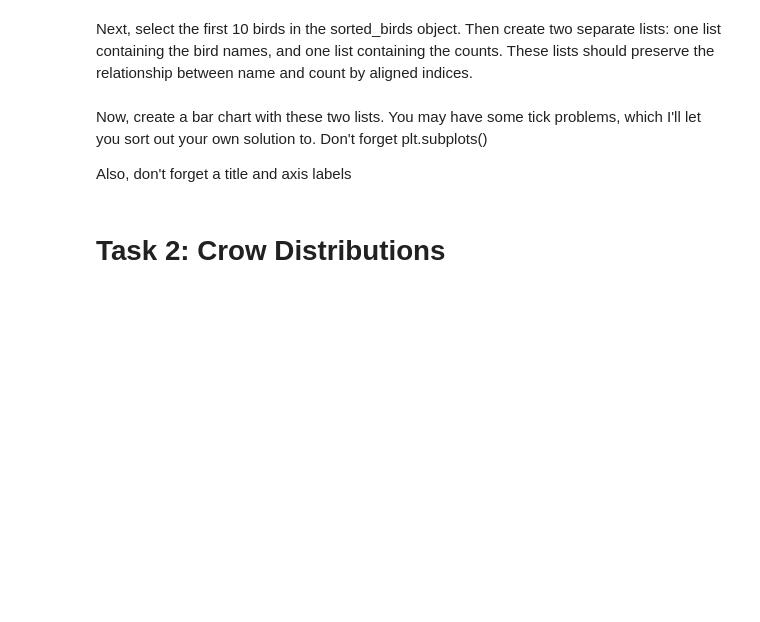
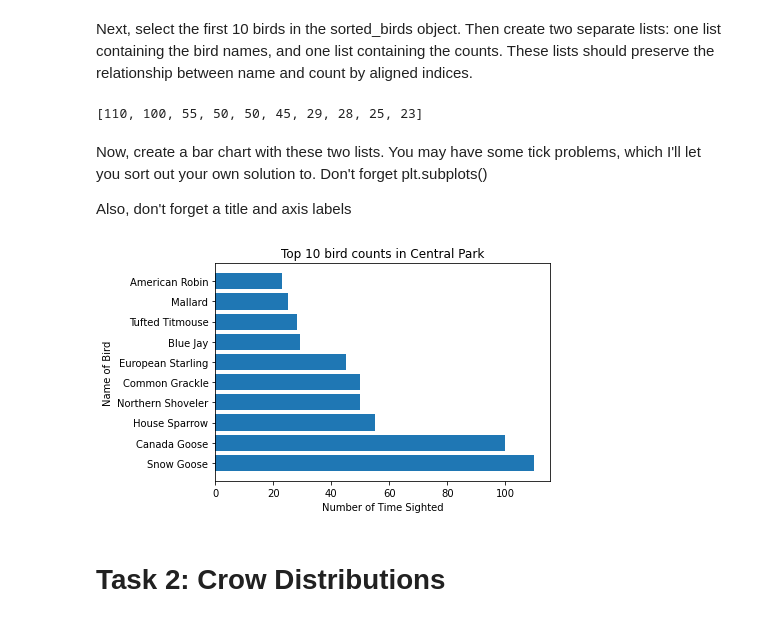
Before and after one commit to gcburgess/bird-visualization_warmup, a Jupyter notebook: index.ipynb, the cells around one changed output. Cells and saved outputs as stored; diff of their text form; code cells hidden in the pictures; blank space fills up the shorter version.

Commit message:
Add partial work on creating plots

```diff
--- a/index.ipynb
+++ b/index.ipynb
@@ -23,6 +43,6 @@ The first challenge is to sort the dictionary.  Google how to do so.
 # %%
 # Your code here
-sorted_birds = None
+sorted_birds = sorted(central_park_birds.items(), key=lambda x: x[1], reverse=True)
 # %%
 # If you are spending to much time on that, run this cell to return the sorted object.
 with open('data/sorted_birds', 'rb') as read_file:
@@ -36,3 +53,13 @@ top_10_bird_counts = None
+# %%
+top_10_bird_names = []
+for bird_tuple in sorted_birds[:10]:
+    top_10_bird_names.append(bird_tuple[0])
+
+top_10_bird_counts = []
+for bird_tuple in sorted_birds[:10]:
+    top_10_bird_counts.append(bird_tuple[1])
+# %% [output]
+[110, 100, 55, 50, 50, 45, 29, 28, 25, 23]
 # %% [markdown]
 Now, create a bar chart with these two lists.  You may have some tick problems, which I'll let you sort out your own solution to. Don't forget plt.subplots()
 
@@ -42,3 +67,12 @@ Also, don't forget a title and axis labels
+# %%
+# Your code here
+fig, ax = plt.subplots()
+ax.barh(top_10_bird_names, top_10_bird_counts)
+ax.set_title("Top 10 bird counts in Central Park")
+ax.set_xlabel("Number of Time Sighted")
+ax.set_ylabel("Name of Bird");
+# %% [output]
+[figure, added]
 # %% [markdown]
 # Task 2: Crow Distributions
 # %% [markdown]
```
Also changed, not shown: parts of 7 cells of this notebook.
